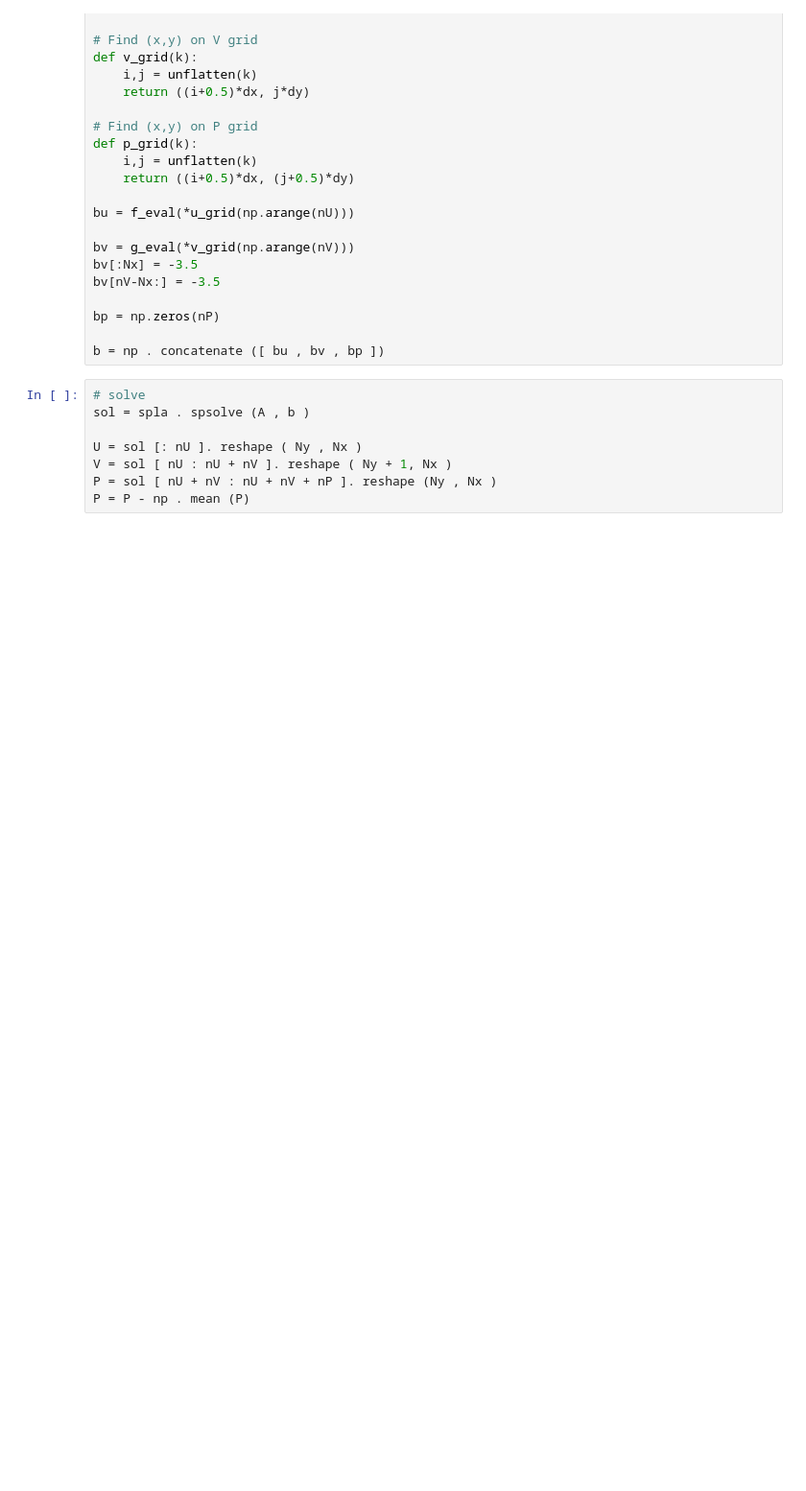
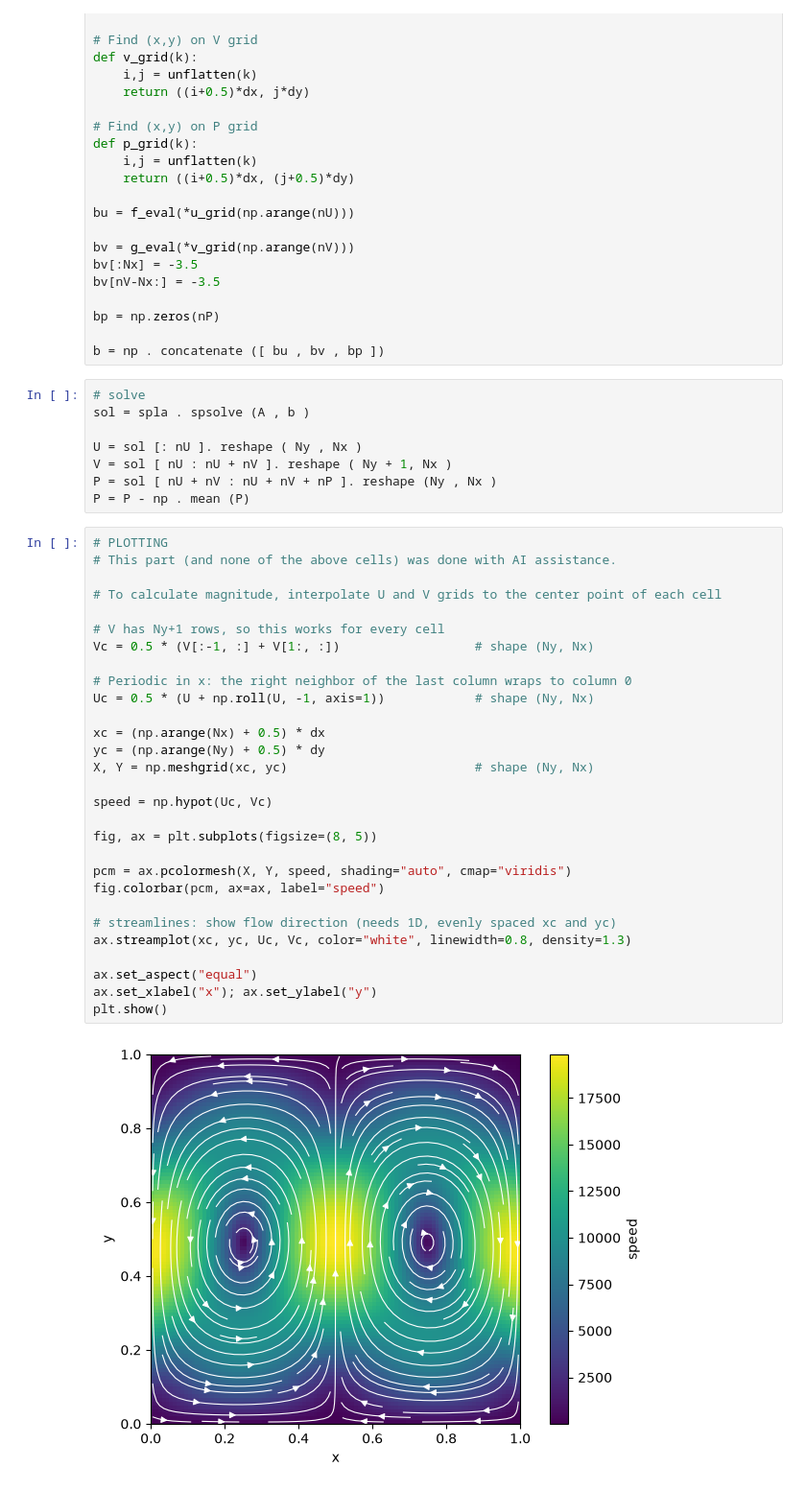
Before and after one commit to sgravelle/pde_hw1, a Jupyter notebook: hw1.ipynb, the cells around one changed output. Shown at 96% size. Saved outputs shown, nothing was run; the diff lists cells and outputs as text; blank space fills up the shorter version.

Commit message:
first plot

```diff
--- a/hw1.ipynb
+++ b/hw1.ipynb
@@ -207,3 +207,34 @@ U = sol [: nU ]. reshape ( Ny , Nx )
 V = sol [ nU : nU + nV ]. reshape ( Ny + 1, Nx )
 P = sol [ nU + nV : nU + nV + nP ]. reshape (Ny , Nx )
 P = P - np . mean (P)
+# %%
+# PLOTTING
+# This part (and none of the above cells) was done with AI assistance.
+
+# To calculate magnitude, interpolate U and V grids to the center point of each cell
+
+# V has Ny+1 rows, so this works for every cell
+Vc = 0.5 * (V[:-1, :] + V[1:, :])                  # shape (Ny, Nx)
+
+# Periodic in x: the right neighbor of the last column wraps to column 0
+Uc = 0.5 * (U + np.roll(U, -1, axis=1))            # shape (Ny, Nx)
+
+xc = (np.arange(Nx) + 0.5) * dx
+yc = (np.arange(Ny) + 0.5) * dy
+X, Y = np.meshgrid(xc, yc)                         # shape (Ny, Nx)
+
+speed = np.hypot(Uc, Vc)
+
+fig, ax = plt.subplots(figsize=(8, 5))
+
+pcm = ax.pcolormesh(X, Y, speed, shading="auto", cmap="viridis")
+fig.colorbar(pcm, ax=ax, label="speed")
+
+# streamlines: show flow direction (needs 1D, evenly spaced xc and yc)
+ax.streamplot(xc, yc, Uc, Vc, color="white", linewidth=0.8, density=1.3)
+
+ax.set_aspect("equal")
+ax.set_xlabel("x"); ax.set_ylabel("y")
+plt.show()
+# %% [output]
+[figure, added]
```
